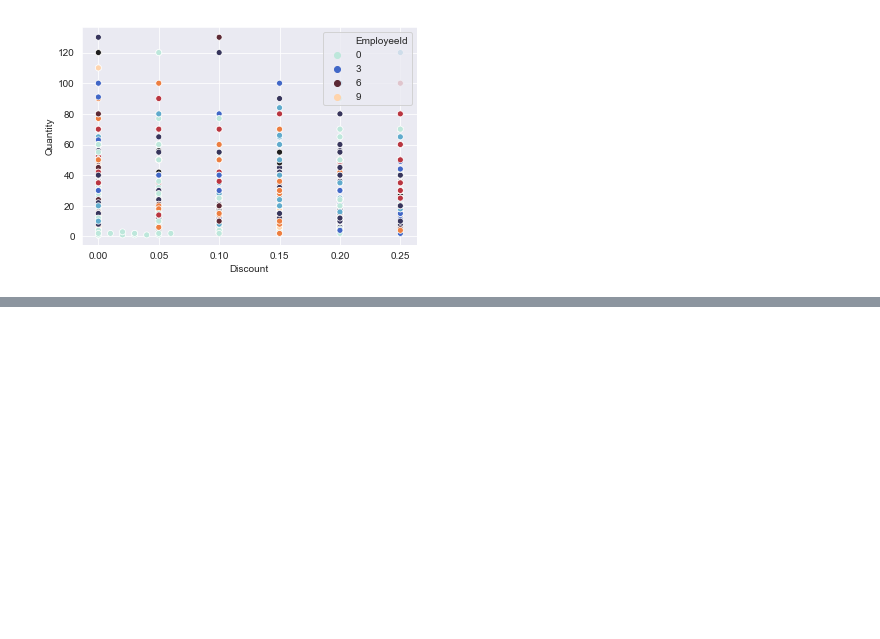
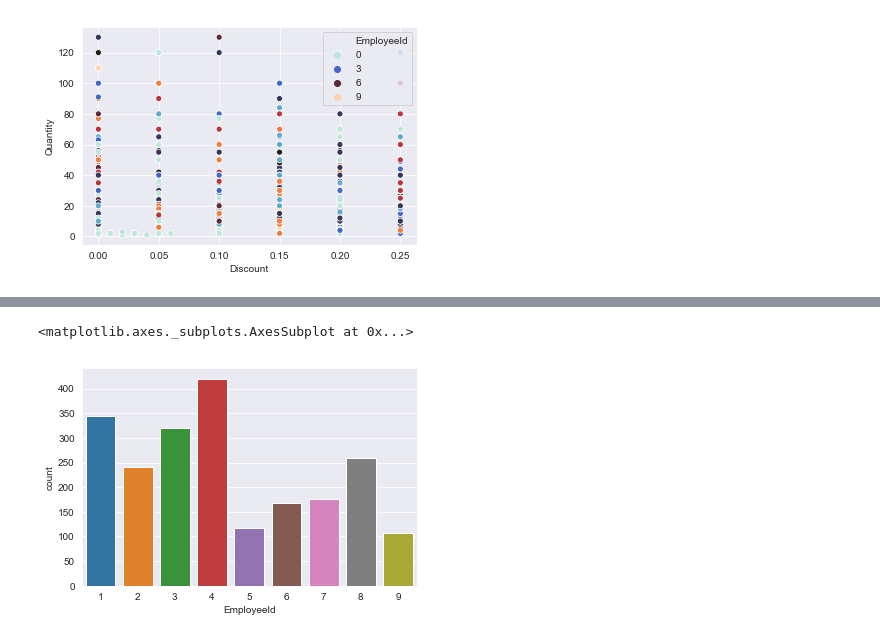
Before and after one commit to rab175/dsc-mod-3-project-online-ds-pt-071519, a Jupyter notebook: Mod3_Project.ipynb, the cells around one changed output, grey strips where cells are left out. Saved outputs shown, nothing was run; the diff lists cells and outputs as text; code cells hidden in the pictures; blank space fills up the shorter version.

```diff
--- a/Mod3_Project.ipynb
+++ b/Mod3_Project.ipynb
@@ -652,0 +700,5 @@ sns.scatterplot(x='Discount' , y='Quantity', hue='EmployeeId', data=df2, palette
+# %%
+sns.countplot(x="EmployeeId", data=df2)
+# %% [output]
+<matplotlib.axes._subplots.AxesSubplot at 0x...>
+[figure, added]
```
Also changed, not shown: parts of 10 cells of this notebook.
